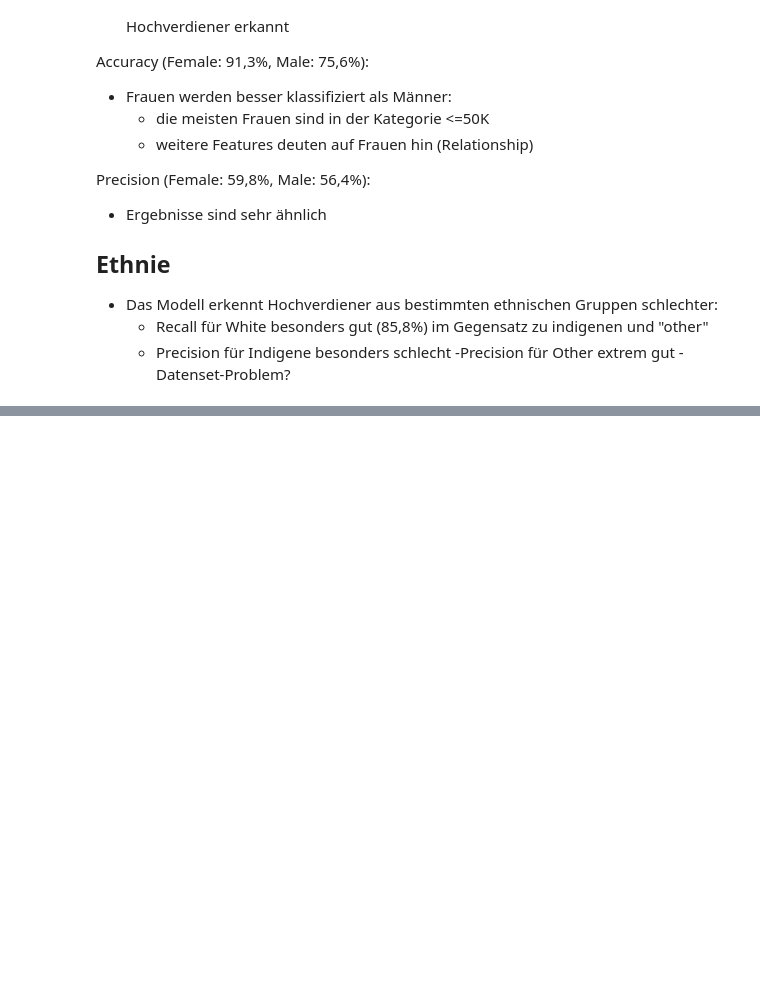
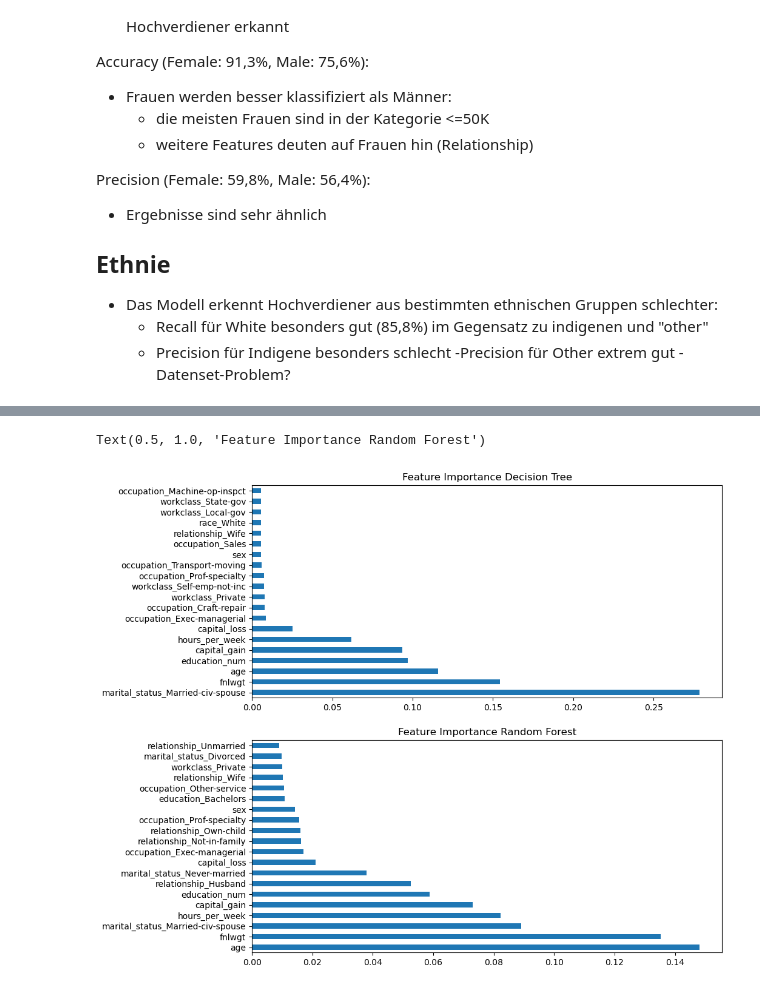
Before and after one commit to TobiasKipp3592/Adult_Cencus_Income_Project, a Jupyter notebook: data_science.ipynb, the cells around one changed output, grey strips where cells are left out. Saved outputs shown, nothing was run; the diff lists cells and outputs as text; code cells hidden in the pictures; blank space fills up the shorter version.

Commit message:
add two models(randomforest and decisiontree)

```diff
--- a/data_science.ipynb
+++ b/data_science.ipynb
@@ -300,0 +325,16 @@ Precision (Female: 59,8%, Male: 56,4%):
+# %%
+# RandomForest
+# Modell
+pipeline_rf = Pipeline([
+    ("preprocessor", preprocessor),
+    ("model", RandomForestClassifier(class_weight="balanced", random_state=42))
+])
+
+#Anpassen des Modells
+pipeline_rf.fit(features_train, target_train)
+
+#Vorhersage
+target_pred_rf = pipeline_rf.predict(features_test)
+
+#Kennzahlen
+print("RandomForest:\n", classification_report(target_test, target_pred_rf))
@@ -300,0 +351,23 @@ Precision (Female: 59,8%, Male: 56,4%):
+# %%
+# Feature Importance
+feature_names = list(num_cols) + list(pipeline_rf.named_steps['preprocessor'].named_transformers_['cat'].get_feature_names_out(cat_cols))
+
+# Für den DecisionTree
+feature_importance_dt = pd.Series(data=pipeline_dt.named_steps["model"].feature_importances_,
+                               index=feature_names).sort_values(ascending=False)
+
+#RandomForest
+feature_importance_rf = pd.Series(data=pipeline_rf.named_steps["model"].feature_importances_,
+                               index=feature_names).sort_values(ascending=False)
+
+
+# Plot
+fig, ax = plt.subplots(2, 1, figsize=(10, 10))
+feature_importance_dt.head(20).plot(kind='barh', ax = ax[0])
+feature_importance_rf.head(20).plot(kind='barh', ax = ax[1])
+
+ax[0].set_title("Feature Importance Decision Tree")
+ax[1].set_title("Feature Importance Random Forest")
+# %% [output]
+Text(0.5, 1.0, 'Feature Importance Random Forest')
+[figure, added]
```
Also changed, not shown: parts of 6 cells of this notebook.
